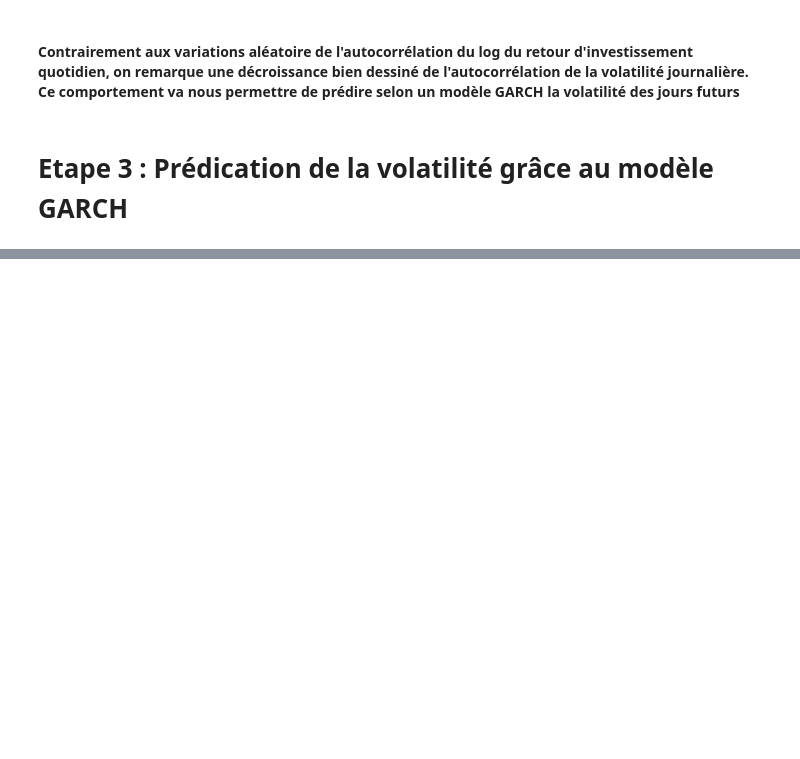
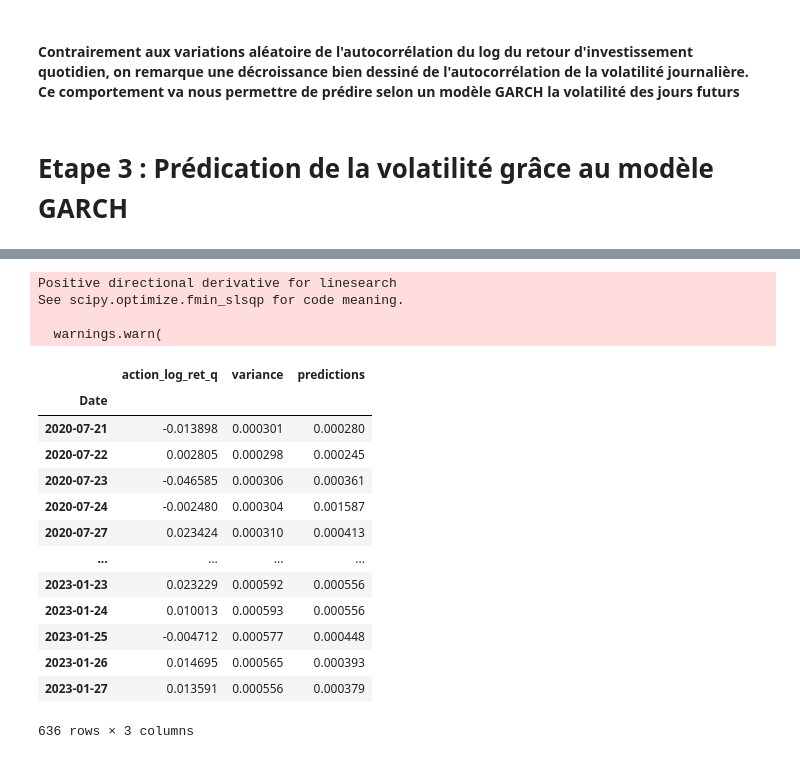
Before and after one commit to RyanSAMAMA/Ensae_projetMDR, a Jupyter notebook: ryanbrouillon.ipynb, the cells around one changed output, grey strips where cells are left out. Drawn from its saved outputs; the diff is of its cells as text; code cells hidden in the pictures; blank space fills up the shorter version.

```diff
--- a/ryanbrouillon.ipynb
+++ b/ryanbrouillon.ipynb
@@ -129,0 +146,25 @@ plot_correlogramme(x=action_vol_j,lags=120,title=None)
+# %%
+from arch import arch_model
+
+trainsize = 10*252
+
+data = action_log.clip(lower=action_log.quantile(0.05), upper=action_log.quantile(0.95))
+
+T=len(action_log)
+
+resultats = {}
+
+for p in range(1,5):
+    for q in range(1,5):
+        print(f'{p}｜{q}')
+        resultat = []
+        for s,t in enumerate(range(trainsize, T-1)):
+            donnee_train = data.iloc[s:t]
+            donnee_test = data.iloc[t+1]
+            modele = arch_model(y=donnee_train, p=p, q=q).fit(disp='off')
+            prevision = modele.forecast(horizon=1)
+            mu = prevision.mean.iloc[-1,0]
+            sigma= prevision.variance.iloc[-1,0]
+            resultat.append([(donnee_test-mu)**2, sigma])
+        df_resultat = pd.DataFrame(resultat, columns=['y_true', 'y_pred'])
+        resultats[(p,q)] = np.sqrt(mean_squared_error(df_resultat.y_true, df_resultat.y_pred))
@@ -129,0 +259,29 @@ plot_correlogramme(x=action_vol_j,lags=120,title=None)
+# %%
+def prediction_vol(x):
+    best_m = arch_model(y=x, p=best_order[0], q=best_order[1]).fit(update_freq=5, disp='off')
+    variance_pred = best_m.forecast(horizon=1).variance.iloc[-1,0]
+    #print(x.index[-1])
+    return variance_pred
+
+data['predictions'] = data['action_log_ret_q'].rolling(70).apply(lambda x: prediction_vol(x))
+data = data.dropna()
+data
+# %% [output]
+Positive directional derivative for linesearch
+See scipy.optimize.fmin_slsqp for code meaning.
+
+  warnings.warn(
+|  | action_log_ret_q | variance | predictions |
+| Date |  |  |  |
+| 2020-07-21 | -0.013898 | 0.000301 | 0.000280 |
+| 2020-07-22 | 0.002805 | 0.000298 | 0.000245 |
+| 2020-07-23 | -0.046585 | 0.000306 | 0.000361 |
+| 2020-07-24 | -0.002480 | 0.000304 | 0.001587 |
+| 2020-07-27 | 0.023424 | 0.000310 | 0.000413 |
+| ... | ... | ... | ... |
+| 2023-01-23 | 0.023229 | 0.000592 | 0.000556 |
+| 2023-01-24 | 0.010013 | 0.000593 | 0.000556 |
+| 2023-01-25 | -0.004712 | 0.000577 | 0.000448 |
+| 2023-01-26 | 0.014695 | 0.000565 | 0.000393 |
+| 2023-01-27 | 0.013591 | 0.000556 | 0.000379 |
+636 rows × 3 columns
```
Also changed, not shown: parts of 13 cells of this notebook.
